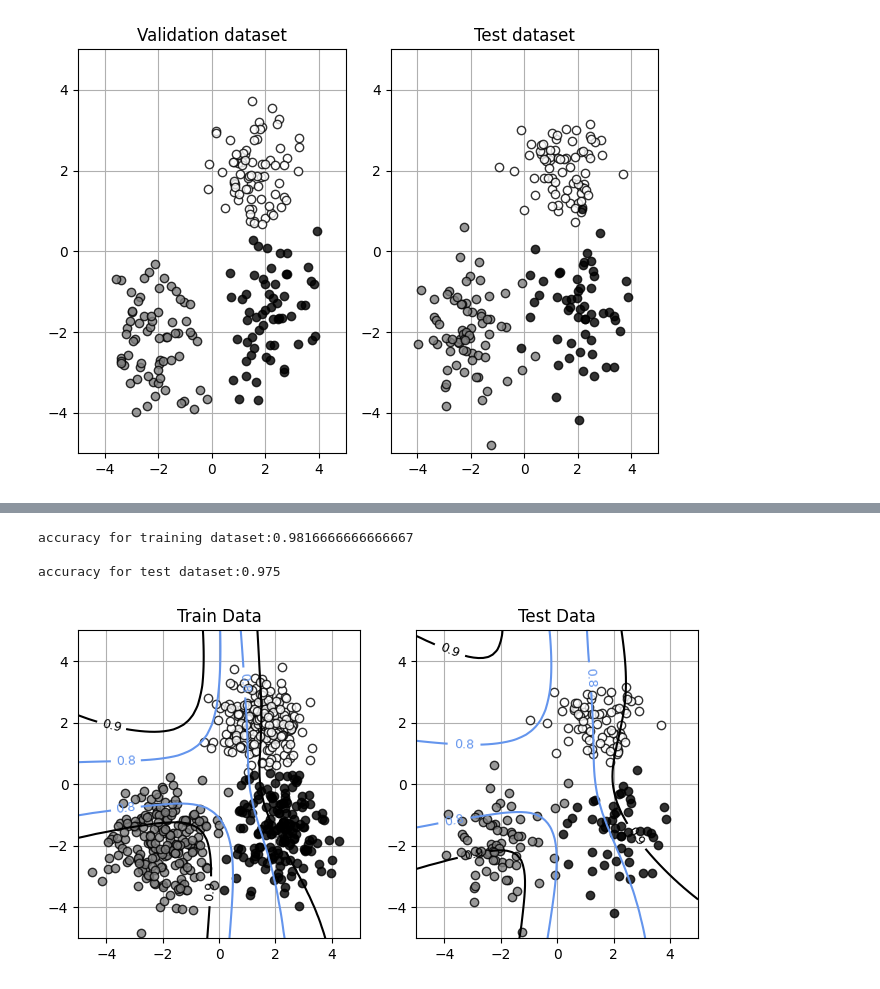
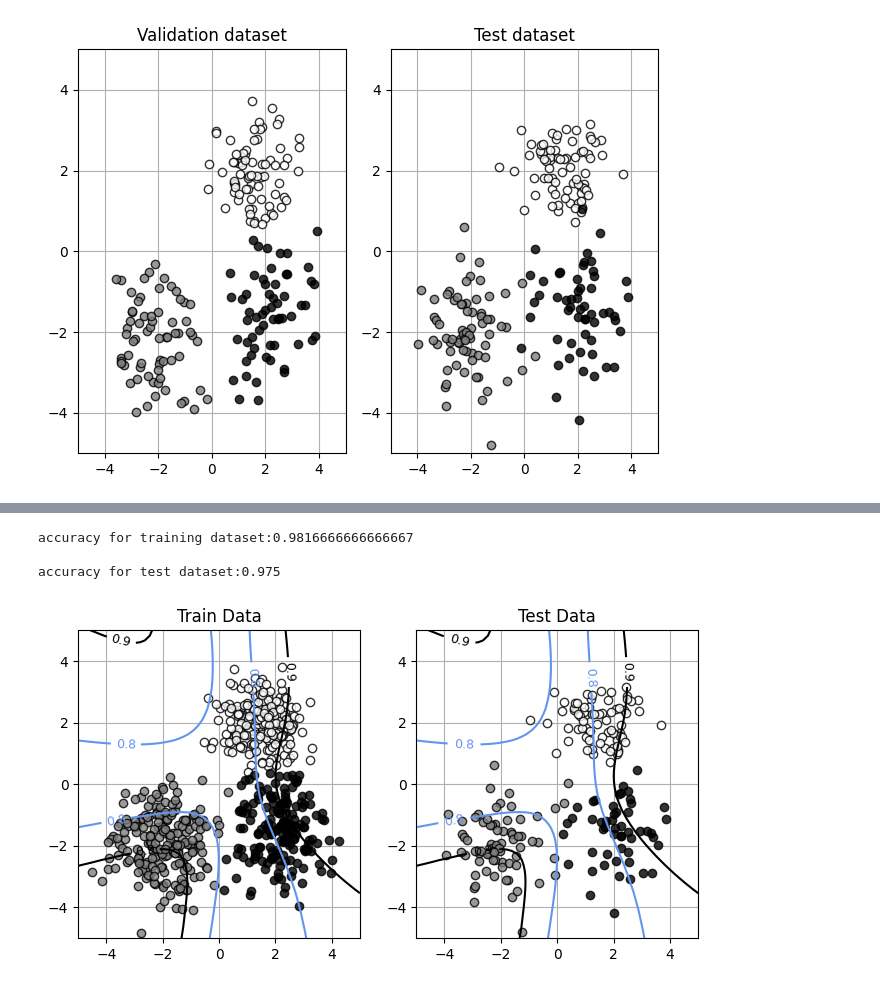
Before and after one commit to gjlee0802/ssu-deep-learning, a Jupyter notebook: hw02/hw02-4.ipynb, the cells around one changed output, grey strips where cells are left out. Saved outputs shown, nothing was run; the diff lists cells and outputs as text; code cells hidden in the pictures.

```diff
--- a/hw02/hw02-4.ipynb
+++ b/hw02/hw02-4.ipynb
@@ -191,25 +204,23 @@ def trainingMLP(U1_input, U2_input, batch_size, X_train, X_valid, Y_train, Y_val
 
         for n in range(batch_num):
             if(n < (batch_num-1)):
-                #dU1, dU2 = MLP_backward(U1, U2, P, C, X_train[n:n+batch_size], Y_train[n:n+batch_size])
                 dU1, dU2 = MLP_backward(U1, U2, P, C, X_train[n*batch_size:n*batch_size+batch_size], Y_train[n*batch_size:n*batch_size+batch_size])
             else:
-                #dU1, dU2 = MLP_backward(U1, U2, P, C, X_train[n:], Y_train[n:])
                 dU1, dU2 = MLP_backward(U1, U2, P, C, X_train[n*batch_size:], Y_train[n*batch_size:])
 
             # U2 행렬을 업데이트
-            for k in range(C):
-                for j in range(P+1):
-                    U2[k,j] = U2[k,j] - rho*dU2[k,j]
+            #for k in range(C):
+            #    for j in range(P+1):
+            #        U2[k,j] = U2[k,j] - rho*dU2[k,j]
             #위의 for문 대신 아래의 한줄로 연산 가능
-            #U2 = U2 -rho*dU2
+            U2 = U2 -rho*dU2
 
             #U1 행렬을 업데이트
-            for j in range(P):
-                for i in range(D+1):
-                    U1[j, i] = U1[j,i] - rho*dU1[j,i]
+            #for j in range(P):
+            #    for i in range(D+1):
+            #        U1[j, i] = U1[j,i] - rho*dU1[j,i]
             #위의 for문 대신 아래의 한줄로 연산 가능
-            #U1 = U1 -rho*dU1
+            U1 = U1 -rho*dU1
 
         e_train = mse_cal(U1, U2, P, C, X_train, Y_train)
         e_valid = mse_cal(U1, U2, P, C, X_valid, Y_valid)
@@ -374,32 +385,32 @@ for n in range(X_train.shape[0]):
     if(maxTargetIndex_train[n] == maxOutputIndex_train[n]):
         correct_num += 1.0
 accuracy_train = correct_num/X_train.shape[0]
 
 correct_num = 0.0
 for n in range(X_test.shape[0]):
     if(maxTargetIndex_test[n] == maxOutputIndex_test[n]):
         correct_num += 1.0
 accuracy_test = correct_num/X_test.shape[0]
 
 print(f'accuracy for training dataset:{accuracy_train}\n')
 print(f'accuracy for test dataset:{accuracy_test}\n')
 
 plt.figure(1, figsize=(8,4))
 plt.subplot(1,2,1)
 show_data(X_train,onehotOutput_train)
-Show_MLP_Contour(U1_8b, U2_8b, P, C)
+Show_MLP_Contour(U1_16b, U2_16b, P, C)
 plt.xlim(X_range0)
 plt.ylim(X_range1)
 plt.title('Train Data')
 plt.subplot(1,2,2)
 show_data(X_test, onehotOutput_test)
 Show_MLP_Contour(U1_16b, U2_16b, P, C)
 plt.xlim(X_range0)
 plt.ylim(X_range1)
 plt.title('Test Data')
 plt.show()
 # %% [output]
 accuracy for training dataset:0.9816666666666667
 
 accuracy for test dataset:0.975
-[figure, old version]
+[figure, new version]
```
Also changed, not shown: parts of 4 cells of this notebook.
